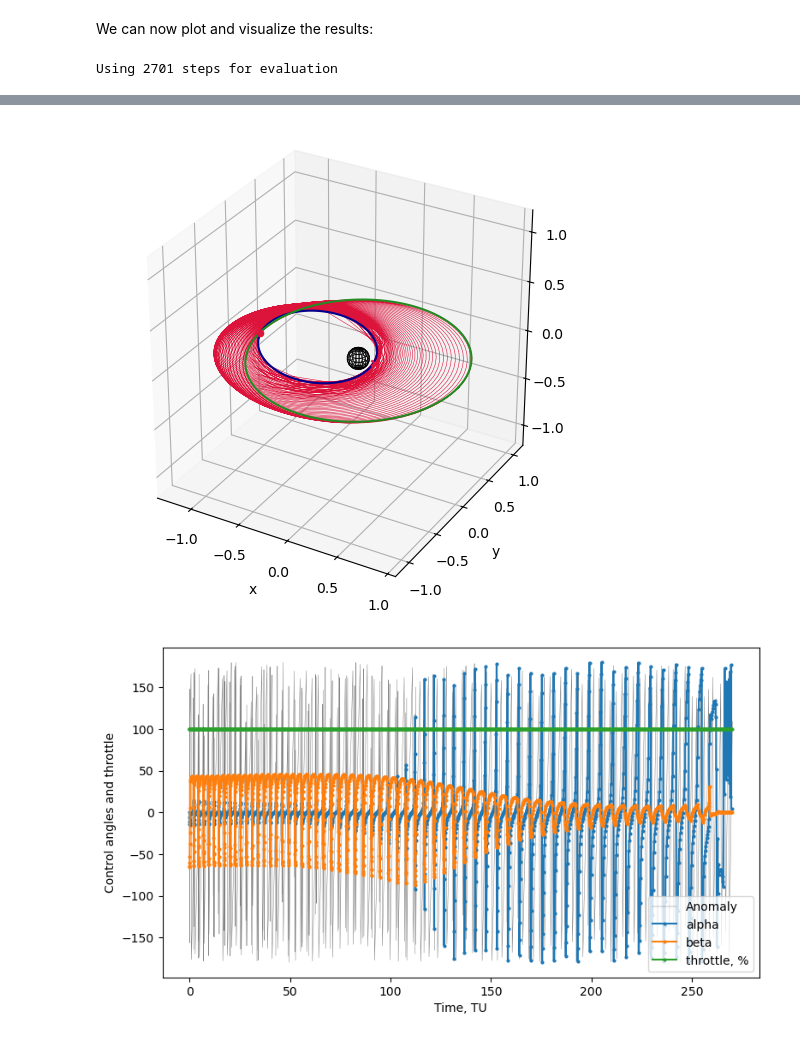
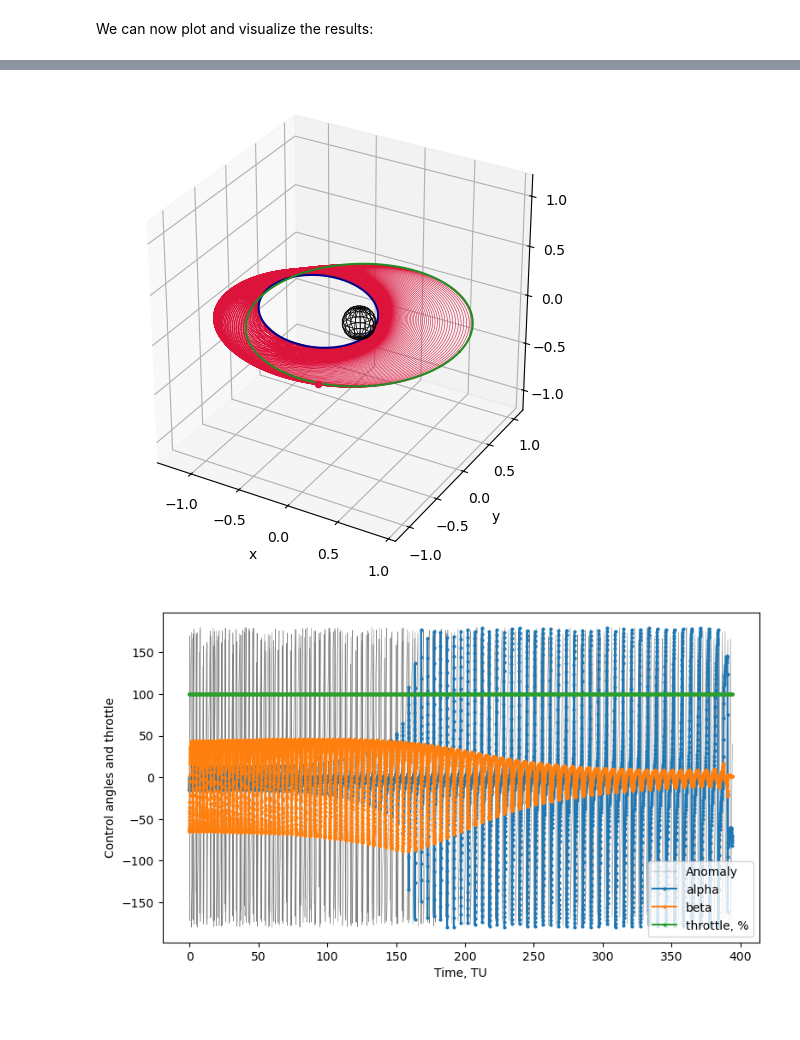
Before and after one commit to Yuricst/pyqlaw, a Jupyter notebook: docs/source/examples/ex_GTO2GEO.ipynb, the cells around one changed output, grey strips where cells are left out. Saved outputs shown, nothing was run; the diff lists cells and outputs as text; code cells hidden in the pictures.

```diff
--- a/docs/source/examples/ex_GTO2GEO.ipynb
+++ b/docs/source/examples/ex_GTO2GEO.ipynb
@@ -28,12 +28,13 @@ KEP0 = [sma_gto,ecc_gto,np.deg2rad(23),0,0,0]
 KEPF = [1,0,np.deg2rad(3),0,0,0]
 
 # spacecraft parameters
-MU = 1500
-tmax_si = 1.0    # 1 N
-isp_si  = 1500   # seconds
+MU = 1000        # spacecraft wet mass, kg
+tmax_si = 0.45   # spacecraft thrust, Newton
+isp_si  = 1500   # spacecraft specific impulse, seconds
 mdot_si = tmax_si/(isp_si*9.81)  # kg/s
 
 # non-dimensional quantities
 mass0 = 1.0
 tmax = tmax_si * (1/MU)*(TU**2/(1e3*LU))
 mdot = np.abs(mdot_si) *(TU/MU)
+tmax, mdot
@@ -63,7 +66,7 @@ prob = pyqlaw.QLaw(
     integrator="rk4",
     elements_type="mee_with_a",
     verbosity=2,
-    print_frequency=1000,
+    print_frequency=2000,
     use_sundman=True,
     perturbations=None,
 )
@@ -73,7 +76,7 @@ One important parameter to keep in mind is `woe` - this is the weights associate
 # %%
 # setup problem
 tf_max = 365.25 * 86400 / TU       # max time, in canonical scales
-t_step = np.deg2rad(15)            # integration step, in angles
+t_step = np.deg2rad(5)             # integration step, in angles
 woe = [3.0, 1.0, 1.0, 1.0, 1.0]
 prob.set_problem(oe0, oeT, mass0, tmax, mdot, tf_max, t_step,
     woe = woe)
@@ -111,8 +118,7 @@ We can now plot and visualize the results:
 # %%
 # plots
 fig1, ax1 = prob.plot_elements_history(to_keplerian=True, TU=TU/86400, time_unit_name="day")
-fig2, ax2 = prob.plot_trajectory_3d(sphere_radius=0.1)
+fig2, ax2 = prob.plot_trajectory_3d(interpolate=False, sphere_radius=6378/LU)
 fig3, ax3 = prob.plot_controls()
 plt.show()
 # %% [output]
-Using 2701 steps for evaluation
@@ -120,2 +126,2 @@ Using 2701 steps for evaluation
-[figure, old version]
+[figure, new version]
-[figure, old version]
+[figure, new version]
```
Also changed, not shown: parts of 17 cells of this notebook.
